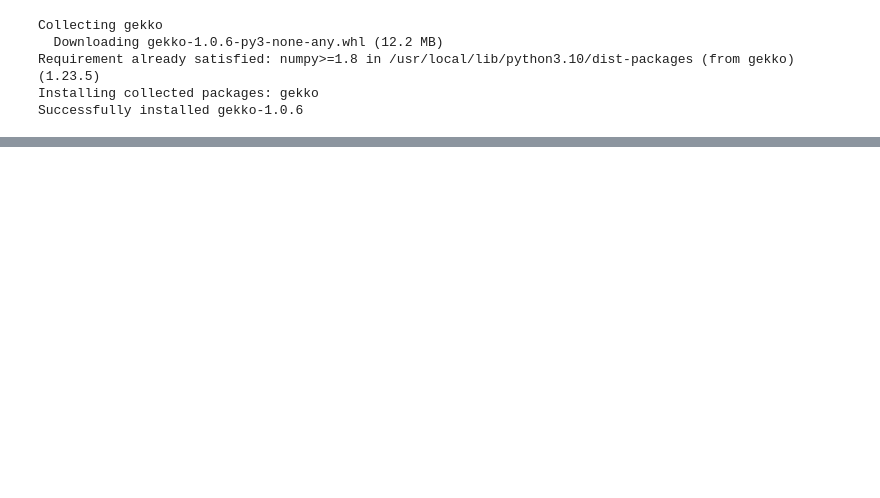
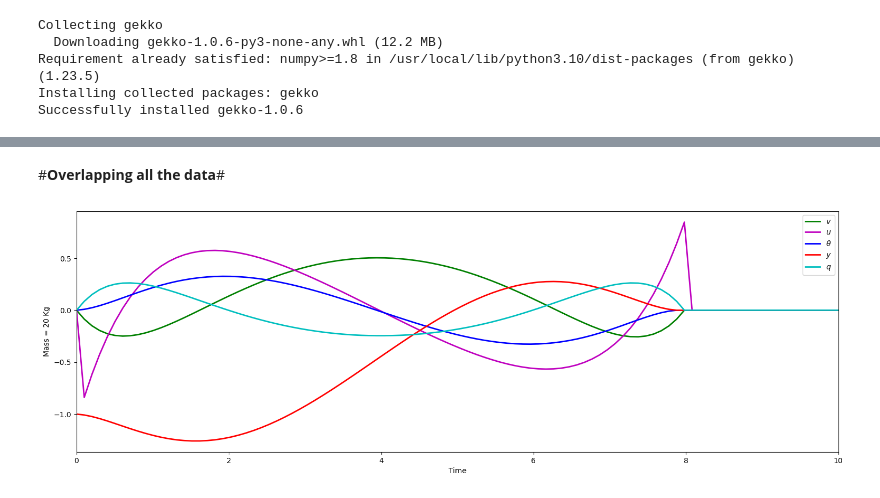
Before and after one commit to Amarnath-188/Design-Optimization, a Jupyter notebook: Inverted_pendulum_MPC.ipynb, the cells around one changed output, grey strips where cells are left out. Cells and saved outputs as stored; diff of their text form; code cells hidden in the pictures; blank space fills up the shorter version.

```diff
--- a/Inverted_pendulum_MPC.ipynb
+++ b/Inverted_pendulum_MPC.ipynb
@@ -126,0 +239,21 @@ def Gamma(a12: float, a21: float, x1: float,\
+# %% [markdown]
+#**Overlapping all the data**#
+# %%
+fig2 = plt.figure(figsize=(30, 10))
+
+# Velocity_Plot
+ax1 = fig2.add_subplot(221)
+ax1.plot(model.time, v.value, 'g', lw=2, label=r'$v$')
+ax1.plot(model.time, u.value, 'm', lw=2, label=r'$u$')
+ax1.plot(model.time, theta.value, 'b', lw=2, label=r'$\theta$')
+ax1.plot(model.time, y.value, 'r', lw=2, label=r'$y$')
+ax1.plot(model.time, q.value, 'c', lw=2, label=r'$q$')
+ax1.legend(loc=1)
+ax1.set_ylabel('Mass = 20 Kg')
+ax1.set_xlabel('Time')
+ax1.set_xlim(model.time[0], model.time[-1])
+plt.legend(loc=1)
+plt.tight_layout()
+plt.show()
+# %% [output]
+[figure, added]
```
Also changed, not shown: parts of 18 cells of this notebook.
